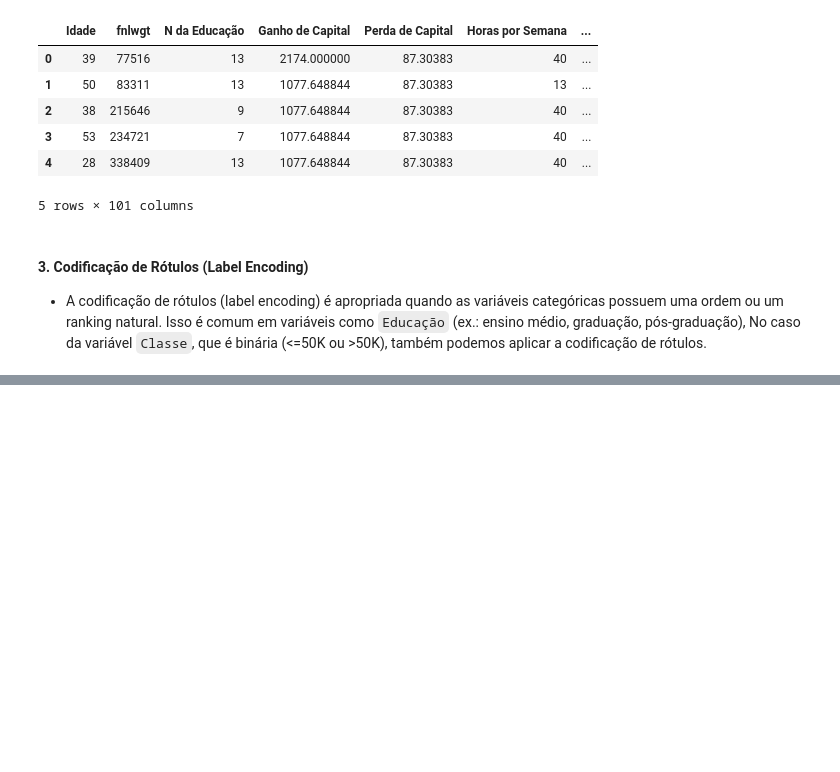
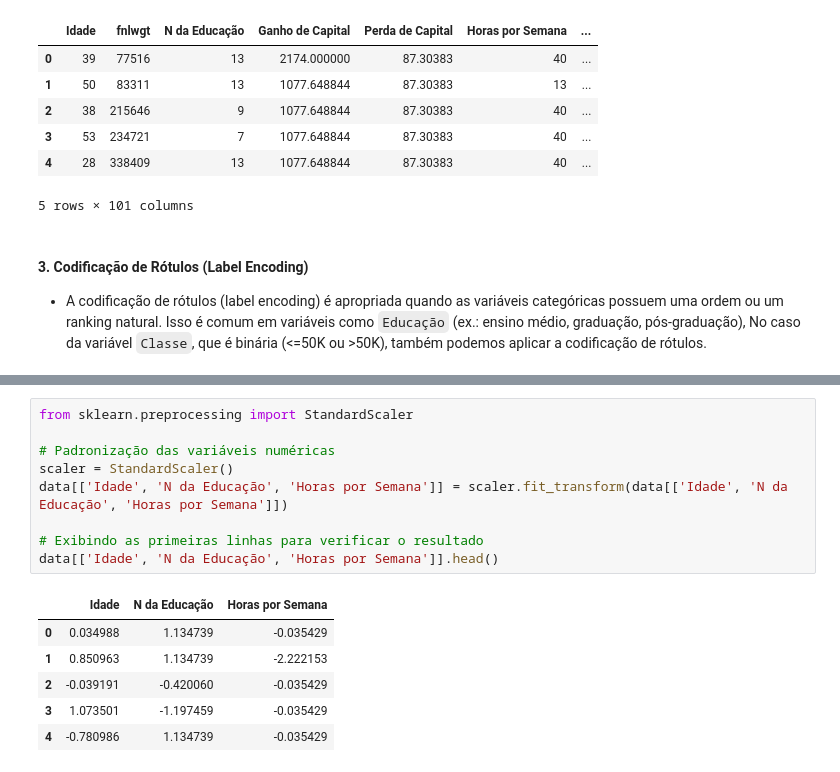
Before and after one commit to lucass235/Analise_dados_pos, a Jupyter notebook: scripts/Preparacao_dos_dados.ipynb, the cells around one changed output, grey strips where cells are left out. Cells and saved outputs as stored; diff of their text form; blank space fills up the shorter version.

```diff
--- a/scripts/Preparacao_dos_dados.ipynb
+++ b/scripts/Preparacao_dos_dados.ipynb
@@ -260,0 +254,16 @@ Error:
+# %%
+from sklearn.preprocessing import StandardScaler
+
+# Padronização das variáveis numéricas
+scaler = StandardScaler()
+data[['Idade', 'N da Educação', 'Horas por Semana']] = scaler.fit_transform(data[['Idade', 'N da Educação', 'Horas por Semana']])
+
+# Exibindo as primeiras linhas para verificar o resultado
+data[['Idade', 'N da Educação', 'Horas por Semana']].head()
+# %% [output]
+|  | Idade | N da Educação | Horas por Semana |
+| 0 | 0.034988 | 1.134739 | -0.035429 |
+| 1 | 0.850963 | 1.134739 | -2.222153 |
+| 2 | -0.039191 | -0.420060 | -0.035429 |
+| 3 | 1.073501 | -1.197459 | -0.035429 |
+| 4 | -0.780986 | 1.134739 | -0.035429 |
```
Also changed, not shown: parts of 16 cells of this notebook.
